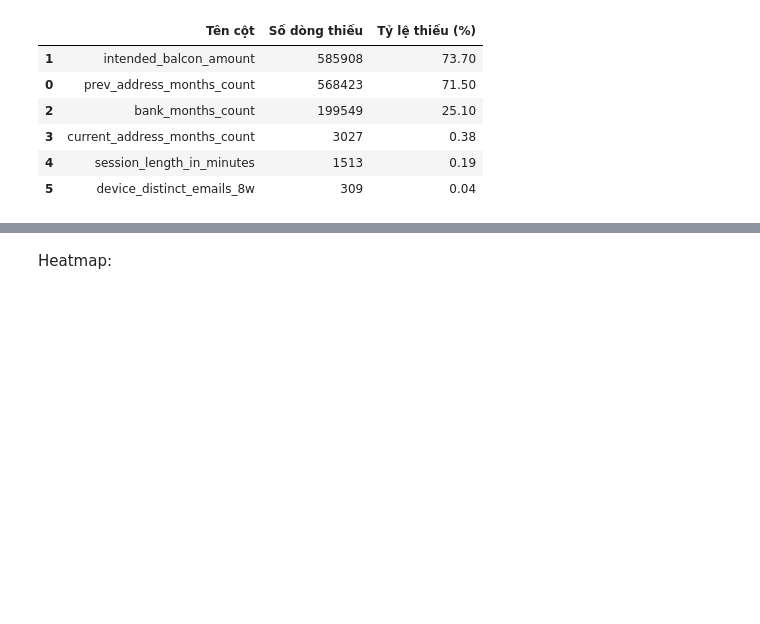
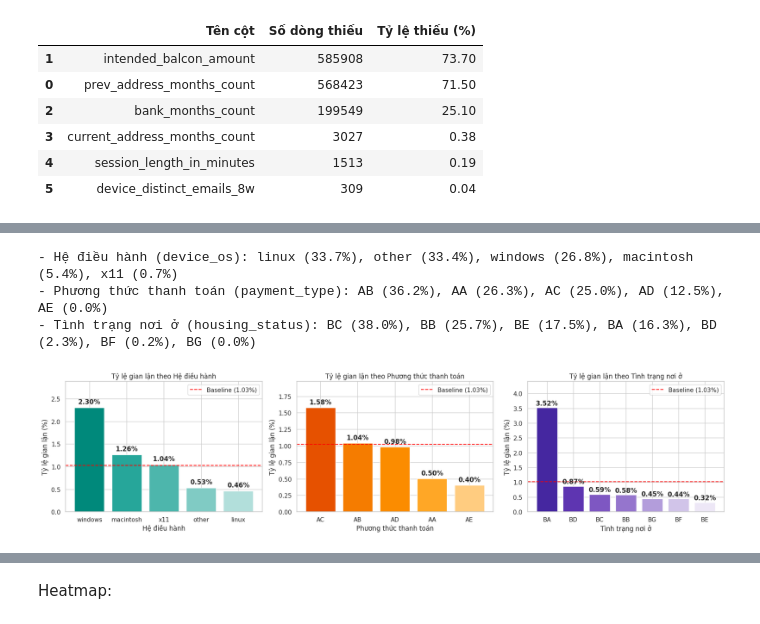
Before and after one commit to dducsw/co5177-data-analytics-and-visualization-project, a Jupyter notebook: tabular/bank-account-fraud.ipynb, the cells around one changed output, grey strips where cells are left out. Drawn from its saved outputs; the diff is of its cells as text; code cells hidden in the pictures; blank space fills up the shorter version.

```diff
--- a/tabular/bank-account-fraud.ipynb
+++ b/tabular/bank-account-fraud.ipynb
@@ -1003,16 +536,0 @@ plt.show()
-# %%
-# Phân nhóm hạn mức tín dụng đề xuất
-df_train['credit_limit_bin'] = pd.cut(
-    df_train['proposed_credit_limit'],
-    bins=[0, 200, 500, 2500],
-    labels=['Thấp (<=200)', 'Trung bình (201-500)', 'Cao (>500)']
-)
-
-limit_risk = df_train.groupby('credit_limit_bin', observed=False)[target_col].mean() * 100
-cards_risk = df_train.groupby('has_other_cards')[target_col].mean() * 100
-
-print("Tỷ lệ gian lận theo phân khúc hạn mức tín dụng đề xuất:")
-display(limit_risk.round(2))
-print()
-print("Tỷ lệ gian lận theo cờ đã sở hữu thẻ khác (has_other_cards):")
-display(cards_risk.round(2))
@@ -1162,0 +631,63 @@ Top 5 phân khúc tương tác có tỷ lệ gian lận cao nhất kèm khoảng
+# %%
+# Tóm tắt phân phối tỷ trọng (%) của 3 biến phân loại chính trên df_train
+for col, label in [('device_os', 'Hệ điều hành'), ('payment_type', 'Phương thức thanh toán'), ('housing_status', 'Tình trạng nơi ở')]:
+    dist = (df_train[col].value_counts(normalize=True) * 100).round(1)
+    top_str = ", ".join([f"{k} ({v}%)" for k, v in dist.items()])
+    print(f"- {label} ({col}): {top_str}")
+# %% [output]
+- Hệ điều hành (device_os): linux (33.7%), other (33.4%), windows (26.8%), macintosh (5.4%), x11 (0.7%)
+- Phương thức thanh toán (payment_type): AB (36.2%), AA (26.3%), AC (25.0%), AD (12.5%), AE (0.0%)
+- Tình trạng nơi ở (housing_status): BC (38.0%), BB (25.7%), BE (17.5%), BA (16.3%), BD (2.3%), BF (0.2%), BG (0.0%)
+# %%
+# Biểu đồ tỷ lệ gian lận theo hệ điều hành, phương thức thanh toán và tình trạng nơi ở
+fig, axes = plt.subplots(1, 3, figsize=(18, 4.5))
+
+# 1. Hệ điều hành: Palette Teal sang trọng
+os_risk = (df_train.groupby('device_os')[target_col].mean() * 100).sort_values(ascending=False)
+colors_os = ['#00897B', '#26A69A', '#4DB6AC', '#80CBC4', '#B2DFDB']
+bars0 = axes[0].bar(range(len(os_risk)), os_risk.values, color=colors_os[:len(os_risk)], edgecolor='white')
+axes[0].set_xticks(range(len(os_risk)), labels=os_risk.index)
+axes[0].axhline(baseline_train, color='red', linestyle='--', label=f'Baseline ({baseline_train:.2f}%)')
+axes[0].set_title("Tỷ lệ gian lận theo Hệ điều hành")
+axes[0].set_xlabel("Hệ điều hành")
+axes[0].set_ylabel("Tỷ lệ gian lận (%)")
+axes[0].set_ylim(0, max(os_risk.values) * 1.25)
+axes[0].legend(loc='upper right')
+for bar, v in zip(bars0, os_risk.values):
+    axes[0].annotate(f"{v:.2f}%", (bar.get_x() + bar.get_width() / 2., bar.get_height() + 0.05),
+                     ha='center', va='bottom', fontweight='bold')
+
+# 2. Phương thức thanh toán: Palette Amber / Sunset rực rỡ
+pay_risk = (df_train.groupby('payment_type')[target_col].mean() * 100).sort_values(ascending=False)
+colors_pay = ['#E65100', '#F57C00', '#FB8C00', '#FFA726', '#FFCC80']
+bars1 = axes[1].bar(range(len(pay_risk)), pay_risk.values, color=colors_pay[:len(pay_risk)], edgecolor='white')
+axes[1].set_xticks(range(len(pay_risk)), labels=pay_risk.index)
+axes[1].axhline(baseline_train, color='red', linestyle='--', label=f'Baseline ({baseline_train:.2f}%)')
+axes[1].set_title("Tỷ lệ gian lận theo Phương thức thanh toán")
+axes[1].set_xlabel("Phương thức thanh toán")
+axes[1].set_ylabel("Tỷ lệ gian lận (%)")
+axes[1].set_ylim(0, max(pay_risk.values) * 1.25)
+axes[1].legend(loc='upper right')
+for bar, v in zip(bars1, pay_risk.values):
+    axes[1].annotate(f"{v:.2f}%", (bar.get_x() + bar.get_width() / 2., bar.get_height() + 0.03),
+                     ha='center', va='bottom', fontweight='bold')
+
+# 3. Tình trạng nơi ở: Palette Indigo / Deep Purple chiều sâu
+house_risk = (df_train.groupby('housing_status')[target_col].mean() * 100).sort_values(ascending=False)
+colors_house = ['#4527A0', '#5E35B1', '#7E57C2', '#9575CD', '#B39DDB', '#D1C4E9', '#EDE7F6']
+bars2 = axes[2].bar(range(len(house_risk)), house_risk.values, color=colors_house[:len(house_risk)], edgecolor='white')
+axes[2].set_xticks(range(len(house_risk)), labels=house_risk.index)
+axes[2].axhline(baseline_train, color='red', linestyle='--', label=f'Baseline ({baseline_train:.2f}%)')
+axes[2].set_title("Tỷ lệ gian lận theo Tình trạng nơi ở")
+axes[2].set_xlabel("Tình trạng nơi ở")
+axes[2].set_ylabel("Tỷ lệ gian lận (%)")
+axes[2].set_ylim(0, max(house_risk.values) * 1.25)
+axes[2].legend(loc='upper right')
+for bar, v in zip(bars2, house_risk.values):
+    axes[2].annotate(f"{v:.2f}%", (bar.get_x() + bar.get_width() / 2., bar.get_height() + 0.03),
+                     ha='center', va='bottom', fontweight='bold')
+
+plt.tight_layout()
+plt.show()
+# %% [output]
+[figure, added]
```
Also changed, not shown: parts of 166 cells of this notebook, 2 other files.
